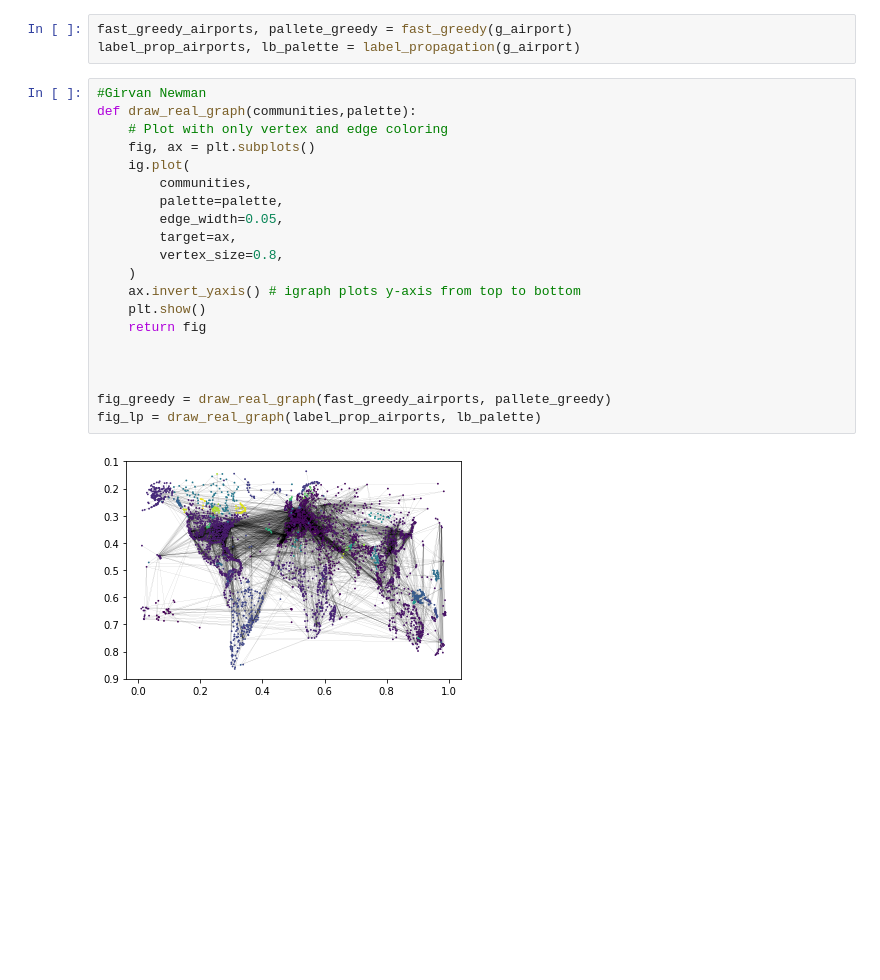
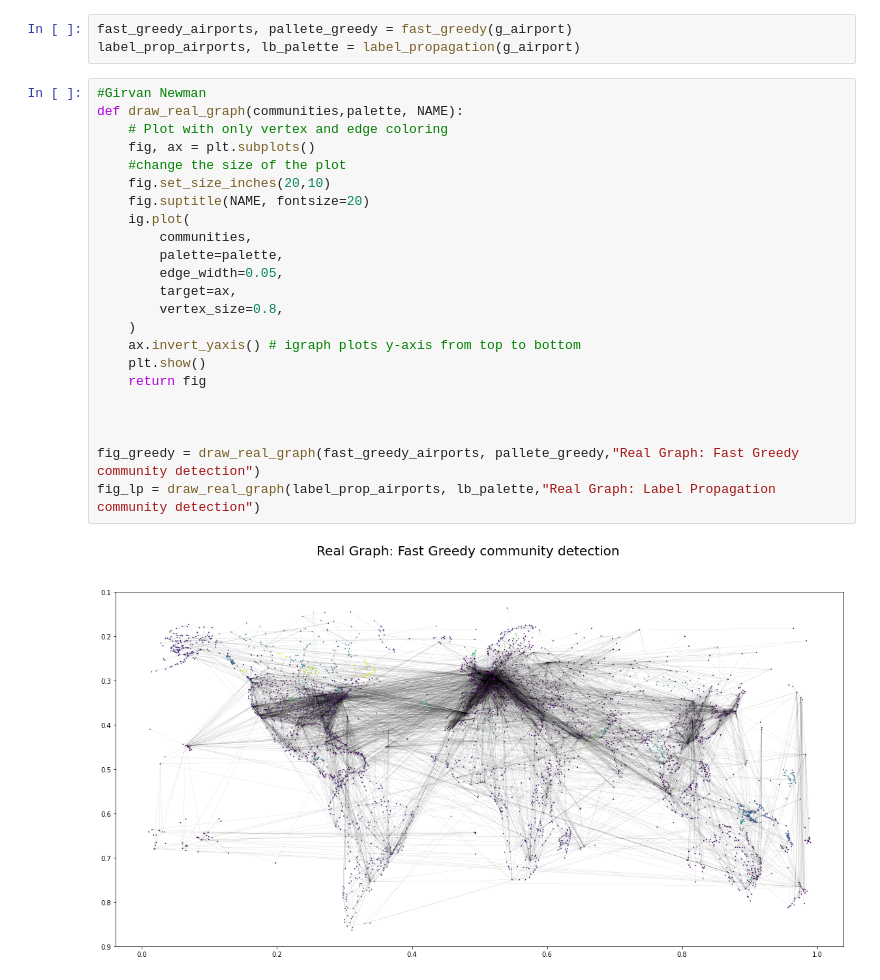
Before and after one commit to EjbejaranosAI/Complex_Networks, a Jupyter notebook: 3_Community_detection/Airport_communities.ipynb, the cells around one changed output. Drawn from its saved outputs; the diff is of its cells as text; blank space fills up the shorter version.

Commit message:
Airports notebook cleaned

```diff
--- a/3_Community_detection/Airport_communities.ipynb
+++ b/3_Community_detection/Airport_communities.ipynb
@@ -91,23 +91,26 @@ fast_greedy_airports, pallete_greedy = fast_greedy(g_airport)
 label_prop_airports, lb_palette = label_propagation(g_airport)
 # %%
 #Girvan Newman
-def draw_real_graph(communities,palette):
+def draw_real_graph(communities,palette, NAME):
     # Plot with only vertex and edge coloring
     fig, ax = plt.subplots()
+    #change the size of the plot
+    fig.set_size_inches(20,10)
+    fig.suptitle(NAME, fontsize=20)
     ig.plot(
         communities,
         palette=palette,
         edge_width=0.05,
         target=ax,
         vertex_size=0.8,
     )
     ax.invert_yaxis() # igraph plots y-axis from top to bottom
     plt.show()
     return fig
 
 
 
-fig_greedy = draw_real_graph(fast_greedy_airports, pallete_greedy)
-fig_lp = draw_real_graph(label_prop_airports, lb_palette)
+fig_greedy = draw_real_graph(fast_greedy_airports, pallete_greedy,"Real Graph: Fast Greedy community detection")
+fig_lp = draw_real_graph(label_prop_airports, lb_palette,"Real Graph: Label Propagation community detection")
 # %% [output]
-[figure, old version]
+[figure, new version]
```
Also changed, not shown: parts of 1 cell of this notebook, 2 other files.
